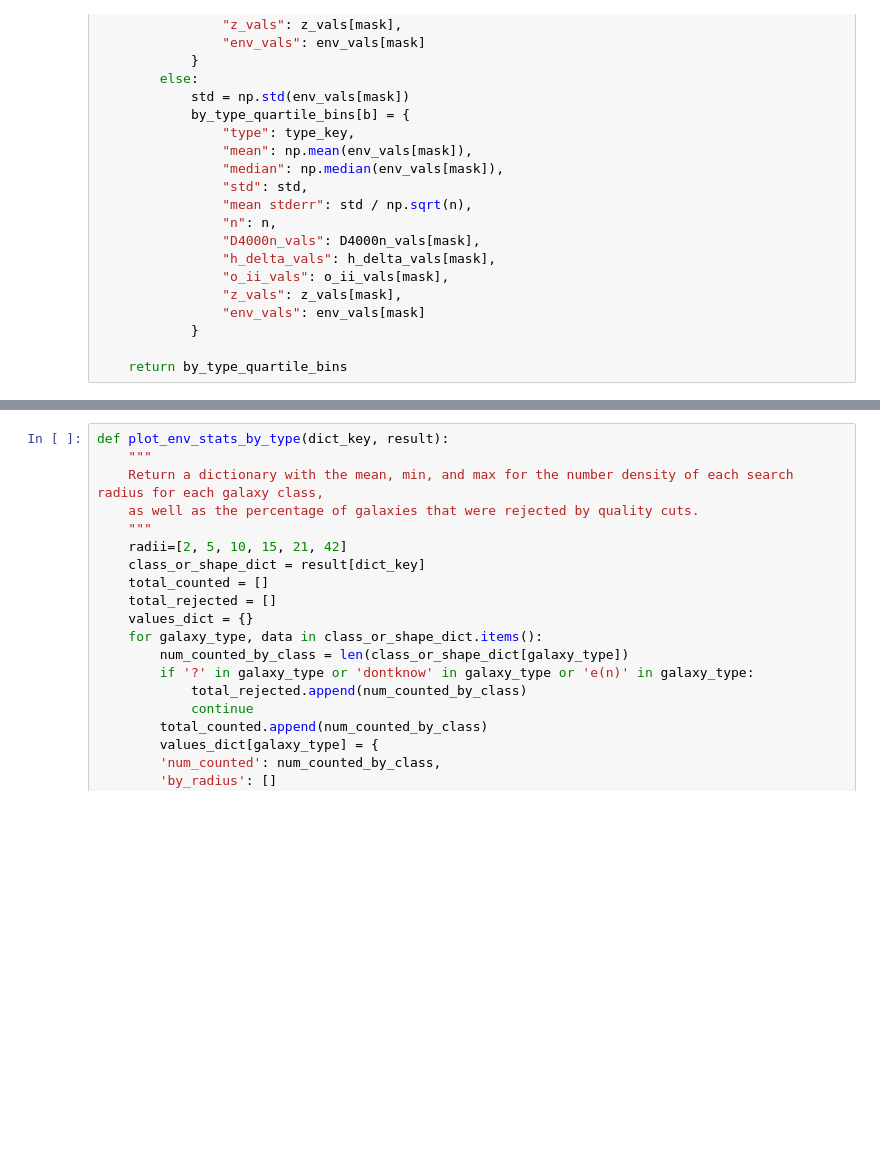
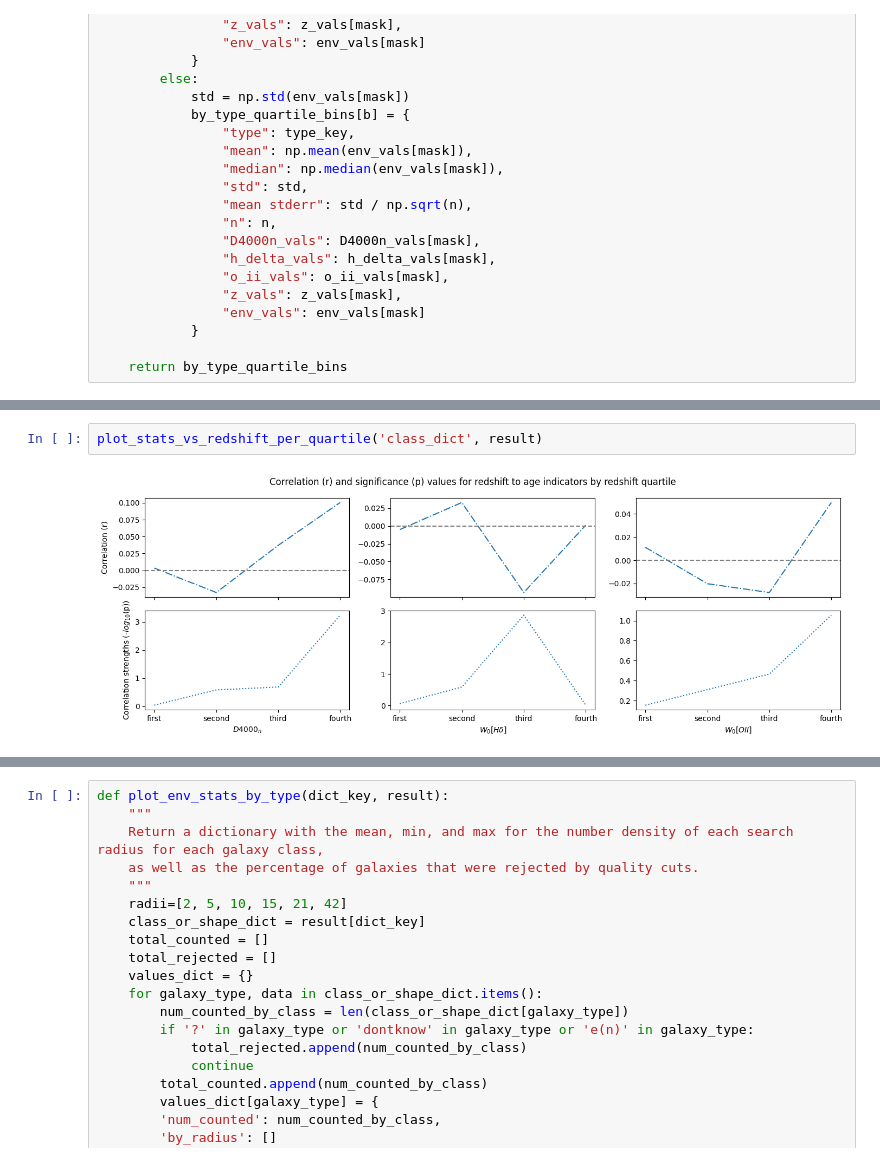
Before and after one commit to maraMaraschino/capstone-project, a Jupyter notebook: timescapes-notebook.ipynb, the cells around one changed output, grey strips where cells are left out. Drawn from its saved outputs; the diff is of its cells as text; blank space fills up the shorter version.

```diff
--- a/timescapes-notebook.ipynb
+++ b/timescapes-notebook.ipynb
@@ -2023,0 +2475,4 @@ def scatter_by_class_and_quartile(dict_key, type_key, env_key, result, radius_in
+# %%
+plot_stats_vs_redshift_per_quartile('class_dict', result)
+# %% [output]
+[figure, added]
```
Also changed, not shown: parts of 12 cells of this notebook, 1 other file.
